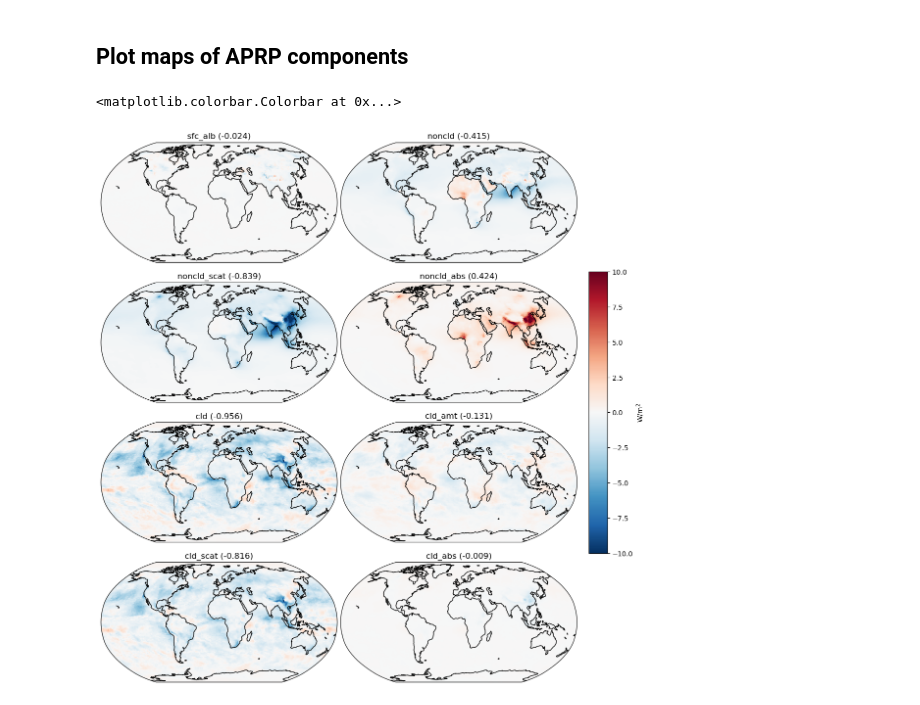
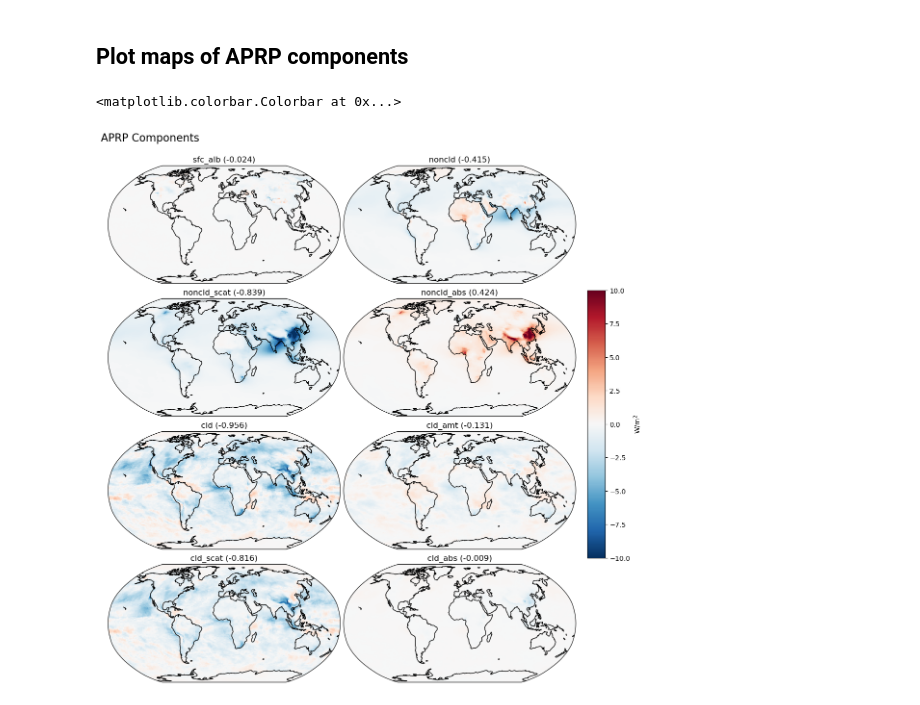
Before and after one commit to mzelinka/aprp, a Jupyter notebook: code/python/demonstrate_APRP.ipynb, the cells around one changed output. Cells and saved outputs as stored; diff of their text form; code cells hidden in the pictures.

```diff
--- a/code/python/demonstrate_APRP.ipynb
+++ b/code/python/demonstrate_APRP.ipynb
@@ -234,5 +234,5 @@ def APRP(CTL,PERT,flag=''):
     )
     DS.lat.attrs["axis"] = "Y"
     DS.lon.attrs["axis"] = "X"
-    ds = DS.bounds.add_missing_bounds()
-    return ds
+    output = DS.bounds.add_missing_bounds()
+    return output
@@ -255,5 +255,5 @@ for exp in exps:
         # Compute climatological annual cycle:
         climo = ds.temporal.climatology(var, 'month', weighted=True)
         DATA[exp][var] = climo[var]
-ds = APRP(DATA['piClim-control'],DATA['piClim-aer'])
+output = APRP(DATA['piClim-control'],DATA['piClim-aer'])
 # %% [output]
@@ -261,25 +261,26 @@ ds = APRP(DATA['piClim-control'],DATA['piClim-aer'])
-# %% [markdown]
-## Plot maps of APRP components
+# %% [markdown]
+## Plot maps of APRP components
 # %%
 fields = ['sfc_alb','noncld','noncld_scat','noncld_abs','cld','cld_amt','cld_scat','cld_abs']
 fig = plt.figure(figsize = (12,12))
+plt.suptitle('APRP Components',fontsize=16,x=0,ha='left')
 axes = fig.subplots(nrows=4, ncols=2, subplot_kw={'projection': ccrs.Robinson()})
 cnt=-1
 for row in range(4):
     for col in range(2):
         cnt+=1
         var = fields[cnt]
-        avgmap = ds.temporal.average(var, weighted=True)#[var]
+        avgmap = output.temporal.average(var, weighted=True)#[var]
         avg = avgmap.spatial.average(var, axis=["X", "Y"])[var].values
         pl = avgmap[var].plot(ax = axes[row,col],
                   transform=ccrs.PlateCarree(),
                   vmin = -10, vmax =  10,
                   cmap = 'RdBu_r',
                   add_colorbar=False)
         axes[row,col].set_title(var+" (" + str(np.round(avg,3)) + ")")
         axes[row,col].coastlines()
 plt.tight_layout(w_pad=2.5,h_pad=-2)
 fig.colorbar(pl, ax=axes.ravel().tolist(), pad = 0.02, shrink = 0.5, aspect = 15, label="W/m$^2$")
 # %% [output]
 <matplotlib.colorbar.Colorbar at 0x...>
-[figure, old version]
+[figure, new version]
```
Also changed, not shown: parts of 12 cells of this notebook, 1 other file.
